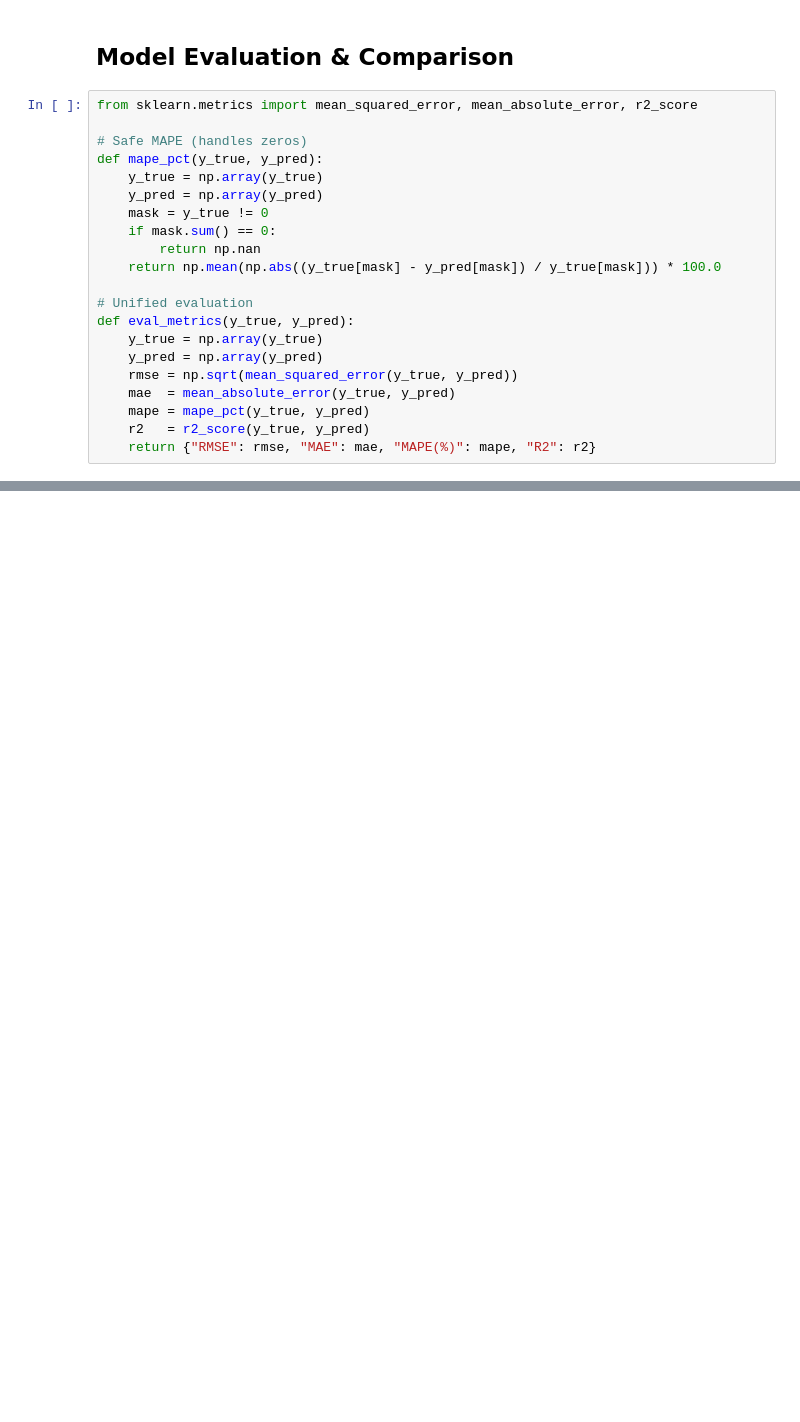
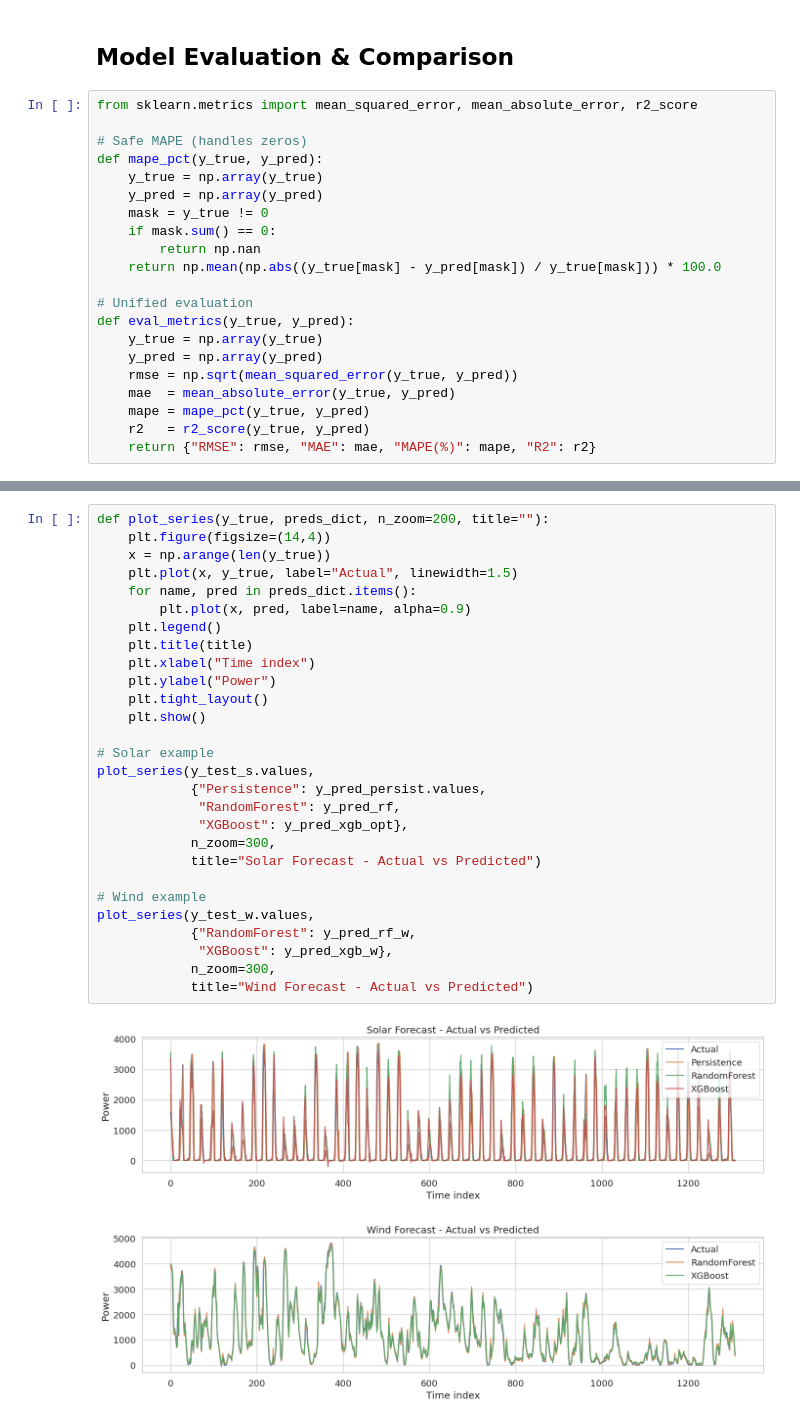
Before and after one commit to Zuhair0000/FYP-Research, a Jupyter notebook: FYP_research.ipynb, the cells around one changed output, grey strips where cells are left out. Drawn from its saved outputs; the diff is of its cells as text; blank space fills up the shorter version.

```diff
--- a/FYP_research.ipynb
+++ b/FYP_research.ipynb
@@ -2159,0 +2078,31 @@ rmse_roll_rf_w = rolling_rmse(y_test_w, y_pred_rf_w, window=24, save="wind_rolli
+# %%
+def plot_series(y_true, preds_dict, n_zoom=200, title=""):
+    plt.figure(figsize=(14,4))
+    x = np.arange(len(y_true))
+    plt.plot(x, y_true, label="Actual", linewidth=1.5)
+    for name, pred in preds_dict.items():
+        plt.plot(x, pred, label=name, alpha=0.9)
+    plt.legend()
+    plt.title(title)
+    plt.xlabel("Time index")
+    plt.ylabel("Power")
+    plt.tight_layout()
+    plt.show()
+
+# Solar example
+plot_series(y_test_s.values,
+            {"Persistence": y_pred_persist.values,
+             "RandomForest": y_pred_rf,
+             "XGBoost": y_pred_xgb_opt},
+            n_zoom=300,
+            title="Solar Forecast - Actual vs Predicted")
+
+# Wind example
+plot_series(y_test_w.values,
+            {"RandomForest": y_pred_rf_w,
+             "XGBoost": y_pred_xgb_w},
+            n_zoom=300,
+            title="Wind Forecast - Actual vs Predicted")
+# %% [output]
+[figure, added]
+[figure, added]
```
Also changed, not shown: parts of 45 cells of this notebook.
